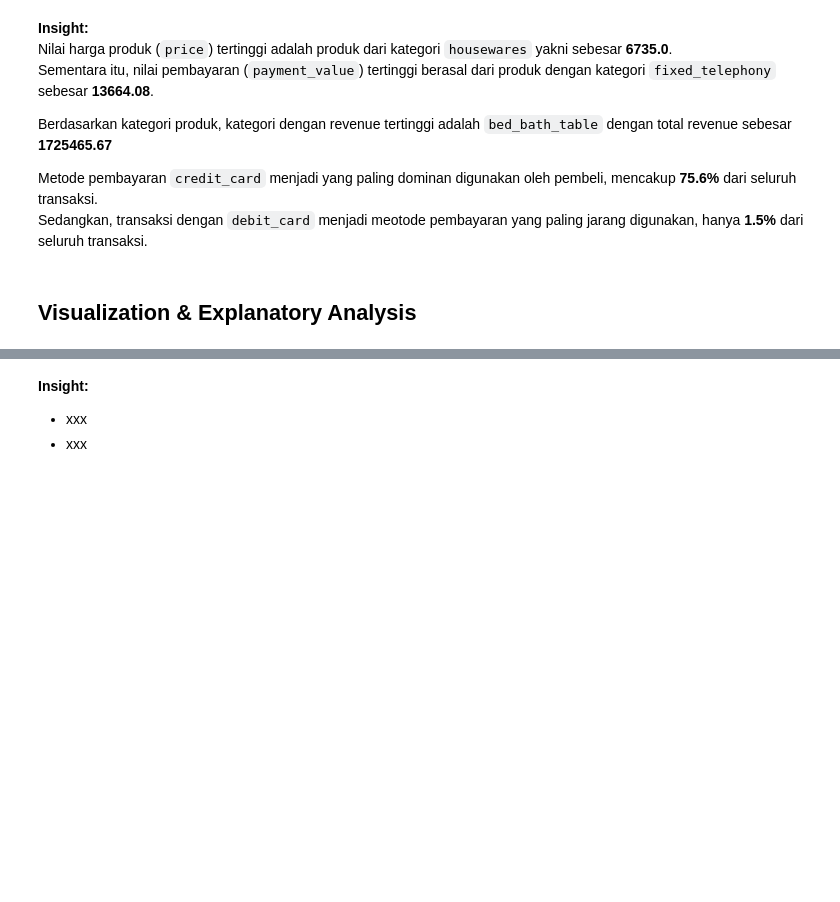
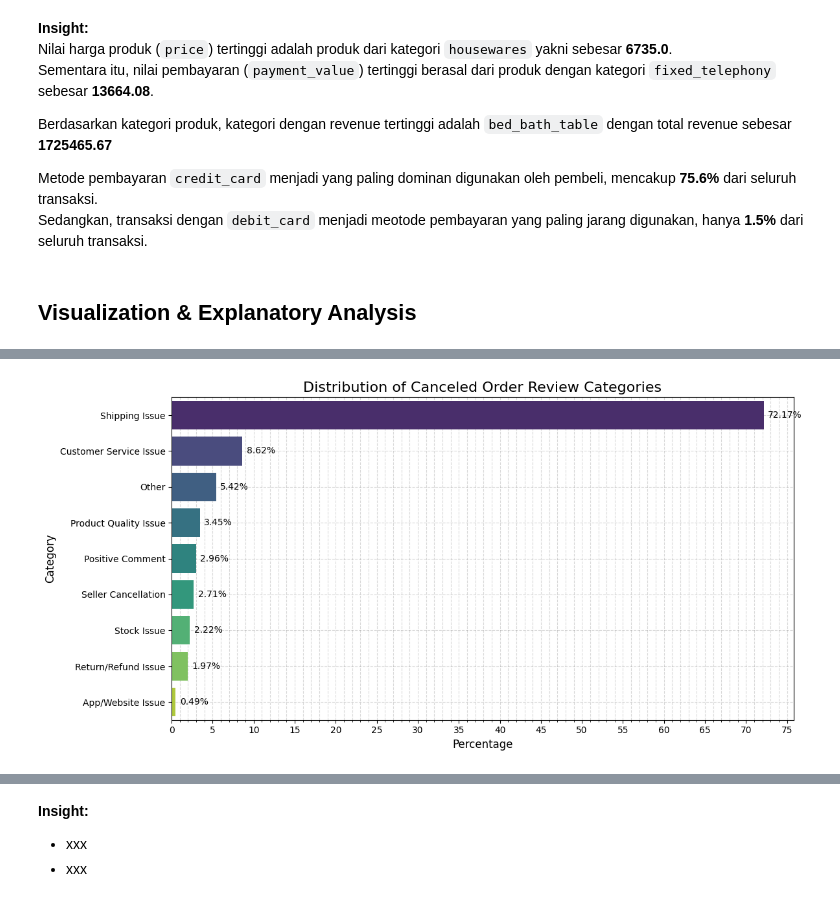
Before and after one commit to fxrdhan/Data-Analysis-Project, a Jupyter notebook: notebook.ipynb, the cells around one changed output, grey strips where cells are left out. Cells and saved outputs as stored; diff of their text form; code cells hidden in the pictures; blank space fills up the shorter version.

```diff
--- a/notebook.ipynb
+++ b/notebook.ipynb
@@ -2294,0 +2118,24 @@ Sedangkan, transaksi dengan `debit_card` menjadi meotode pembayaran yang paling
+# %%
+df = pd.DataFrame(sorted_categories, columns=['Category', 'Count'])
+df['Percentage'] = df['Count'] / total_reviews * 100
+
+plt.figure(figsize=(12, 6))
+ax = sns.barplot(x='Percentage', y='Category', data=df, hue='Category', palette='viridis', legend=False)
+plt.title('Distribution of Canceled Order Review Categories', fontsize=16)
+plt.xlabel('Percentage', fontsize=12)
+plt.ylabel('Category', fontsize=12)
+
+for i, v in enumerate(df['Percentage']):
+    plt.text(v + 0.5, i, f'{v:.2f}%', va='center')
+
+ax.grid(True, which='both', axis='both', linestyle='--', color='gray', alpha=0.3)
+ax.set_axisbelow(True)
+
+ax.xaxis.set_major_locator(plt.MultipleLocator(5))
+ax.xaxis.set_minor_locator(plt.MultipleLocator(1))
+ax.yaxis.set_major_locator(plt.MultipleLocator(1))
+
+plt.tight_layout()
+plt.show()
+# %% [output]
+[figure, added]
```
Also changed, not shown: parts of 37 cells of this notebook.
